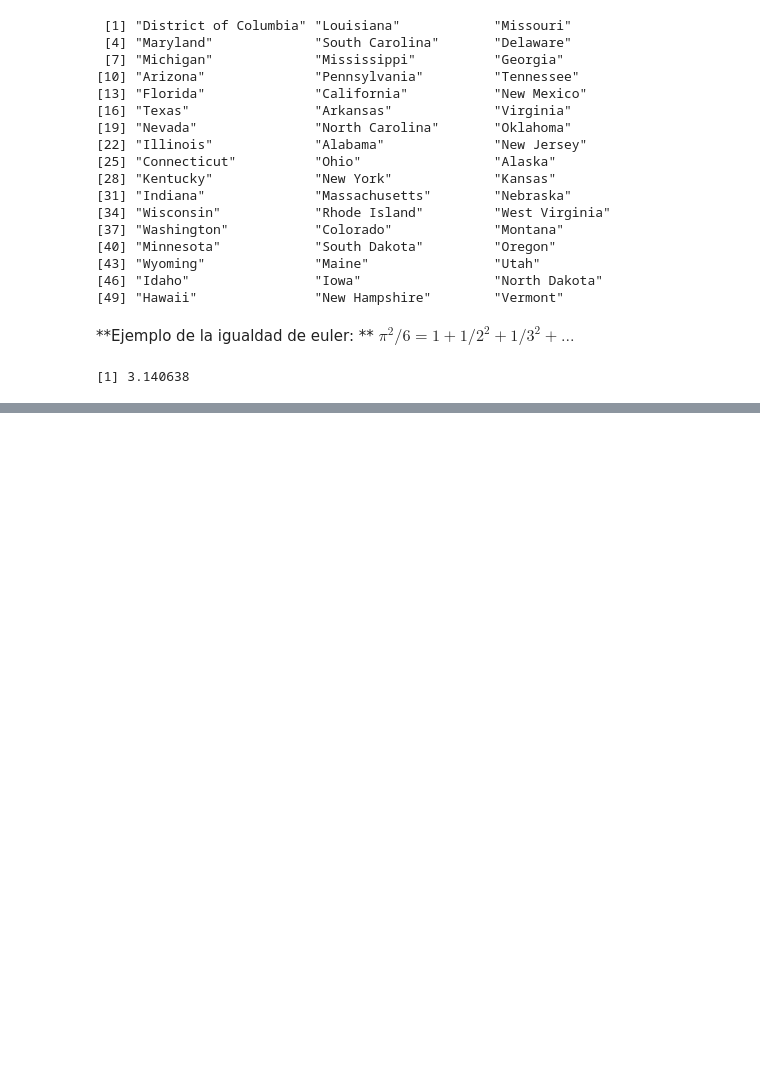
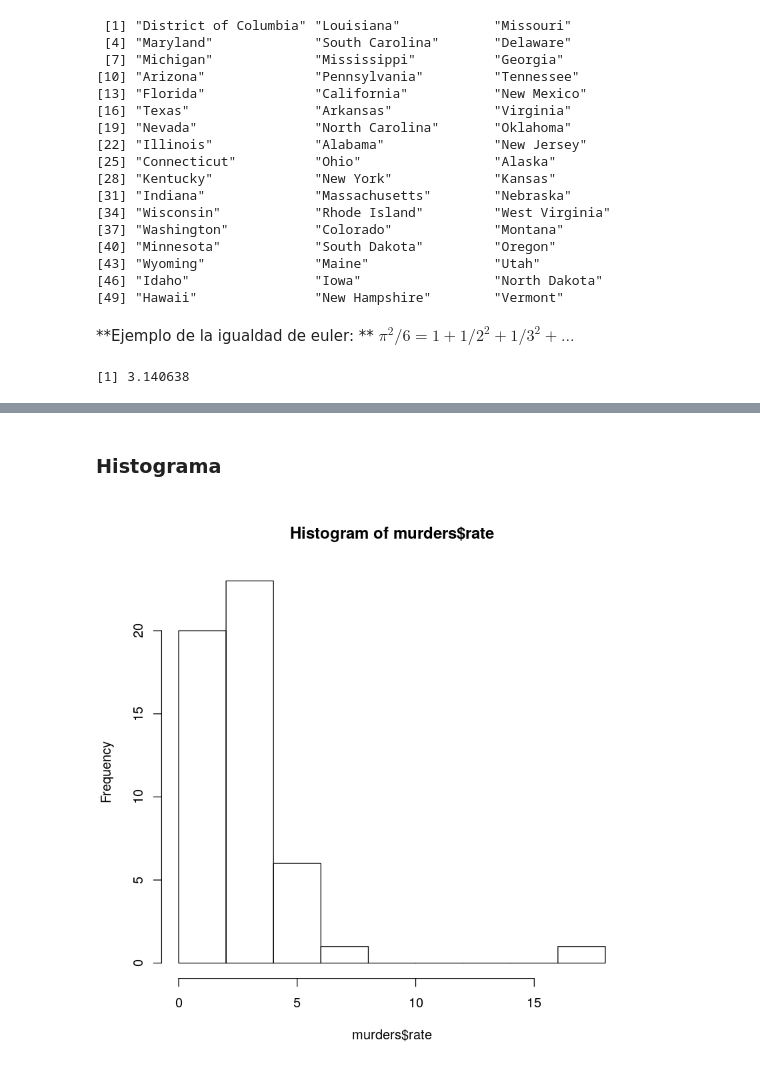
Before and after one commit to emilopez/intro-R, a Jupyter notebook: IntroR.ipynb, the cells around one changed output, grey strips where cells are left out. Cells and saved outputs as stored; diff of their text form; code cells hidden in the pictures; blank space fills up the shorter version.

```diff
--- a/IntroR.ipynb
+++ b/IntroR.ipynb
@@ -403,0 +628,6 @@ pi_aprox
+# %% [markdown]
+### Histograma
+# %%
+hist(murders$rate)
+# %% [output]
+[figure, added]
```
Also changed, not shown: parts of 67 cells of this notebook.
